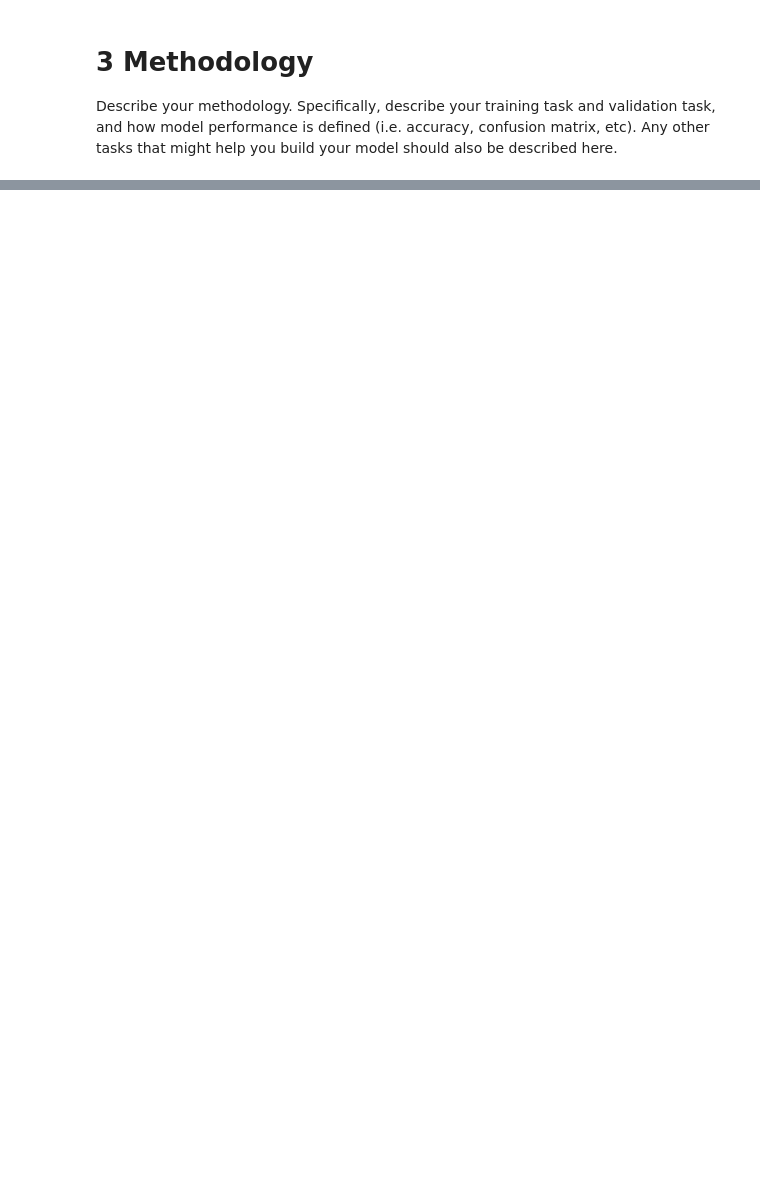
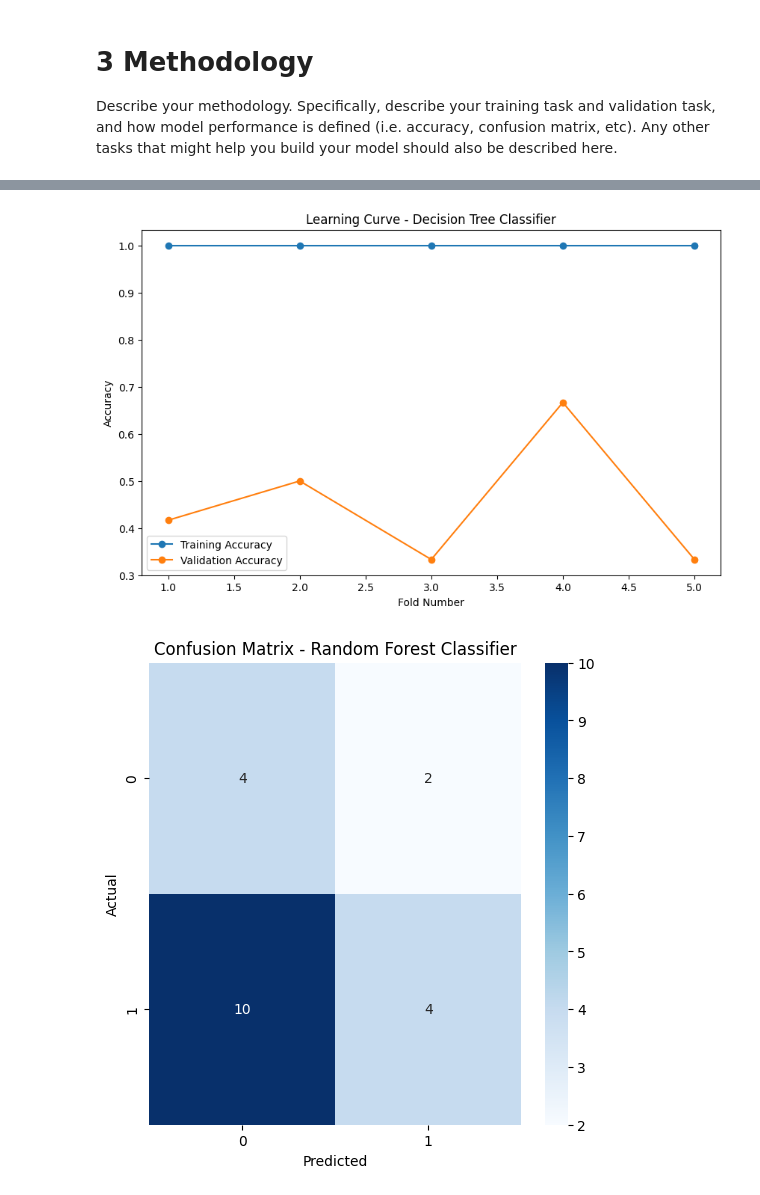
Before and after one commit to mariampinel/Deception-Detector, a Jupyter notebook: ECS7020P_miniproject_2425.ipynb, the cells around one changed output, grey strips where cells are left out. Drawn from its saved outputs; the diff is of its cells as text; code cells hidden in the pictures; blank space fills up the shorter version.

```diff
--- a/ECS7020P_miniproject_2425.ipynb
+++ b/ECS7020P_miniproject_2425.ipynb
@@ -883,0 +768,23 @@ Acknowledge others here (books, papers, repositories, libraries, tools)
+# %%
+# Model 3: Plot results
+# Step 6: Learning Curve (Plot)
+plt.figure(figsize=(10,6))
+plt.plot(range(1, kf.get_n_splits()+1), train_accuracies, label='Training Accuracy', marker='o')
+plt.plot(range(1, kf.get_n_splits()+1), validation_accuracies, label='Validation Accuracy', marker='o')
+plt.title('Learning Curve - Decision Tree Classifier')
+plt.xlabel('Fold Number')
+plt.ylabel('Accuracy')
+plt.legend()
+plt.show()
+
+# Step 7: Confusion Matrix Heatmap (Test Data)
+conf_matrix = confusion_matrix(y_test_segments, test_preds_rf)
+plt.figure(figsize=(6,6))
+sns.heatmap(conf_matrix, annot=True, fmt='d', cmap='Blues', xticklabels=[0, 1], yticklabels=[0, 1])
+plt.title('Confusion Matrix - Random Forest Classifier')
+plt.xlabel('Predicted')
+plt.ylabel('Actual')
+plt.show()
+# %% [output]
+[figure, added]
+[figure, added]
```
Also changed, not shown: parts of 84 cells of this notebook.
